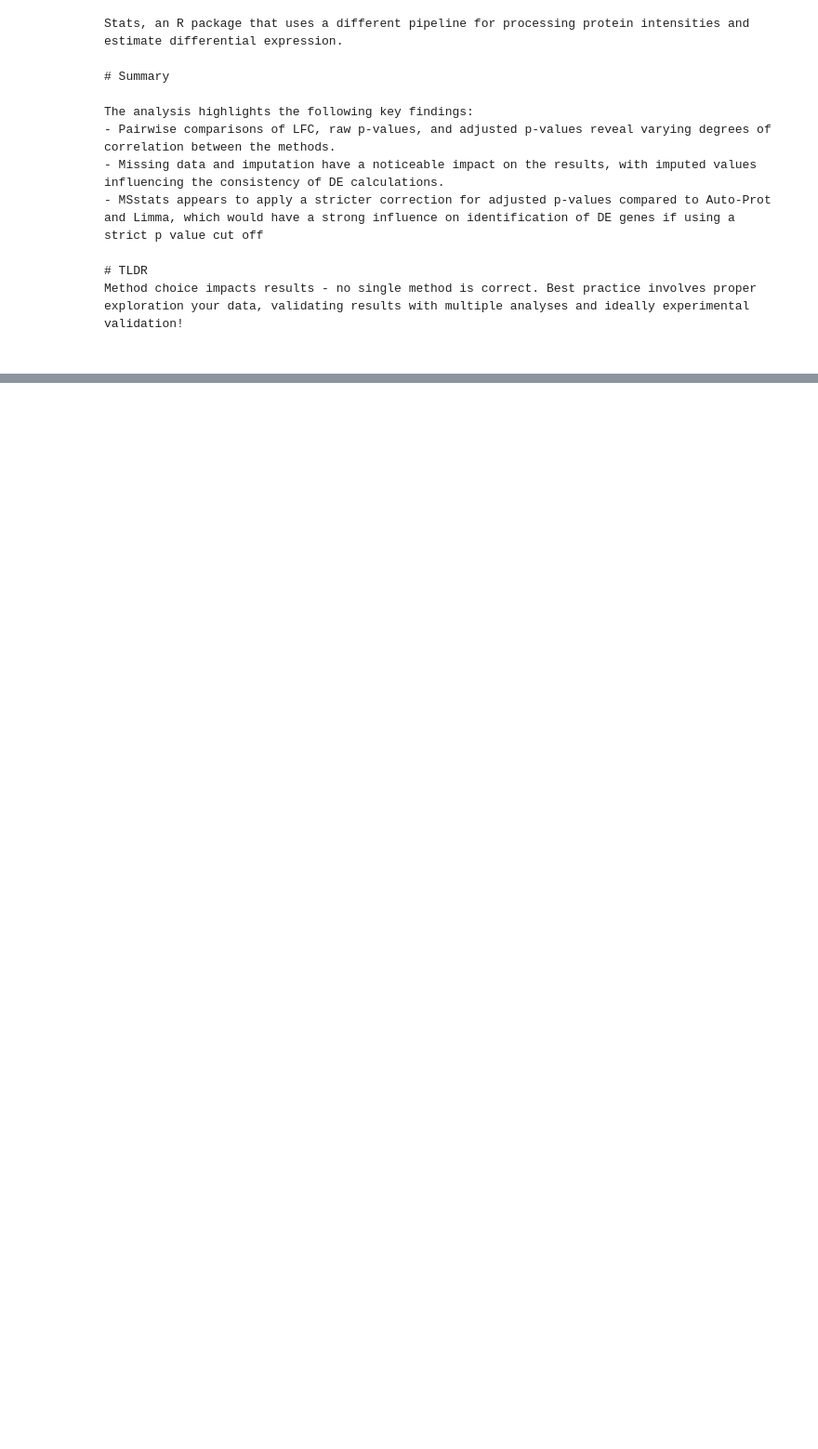
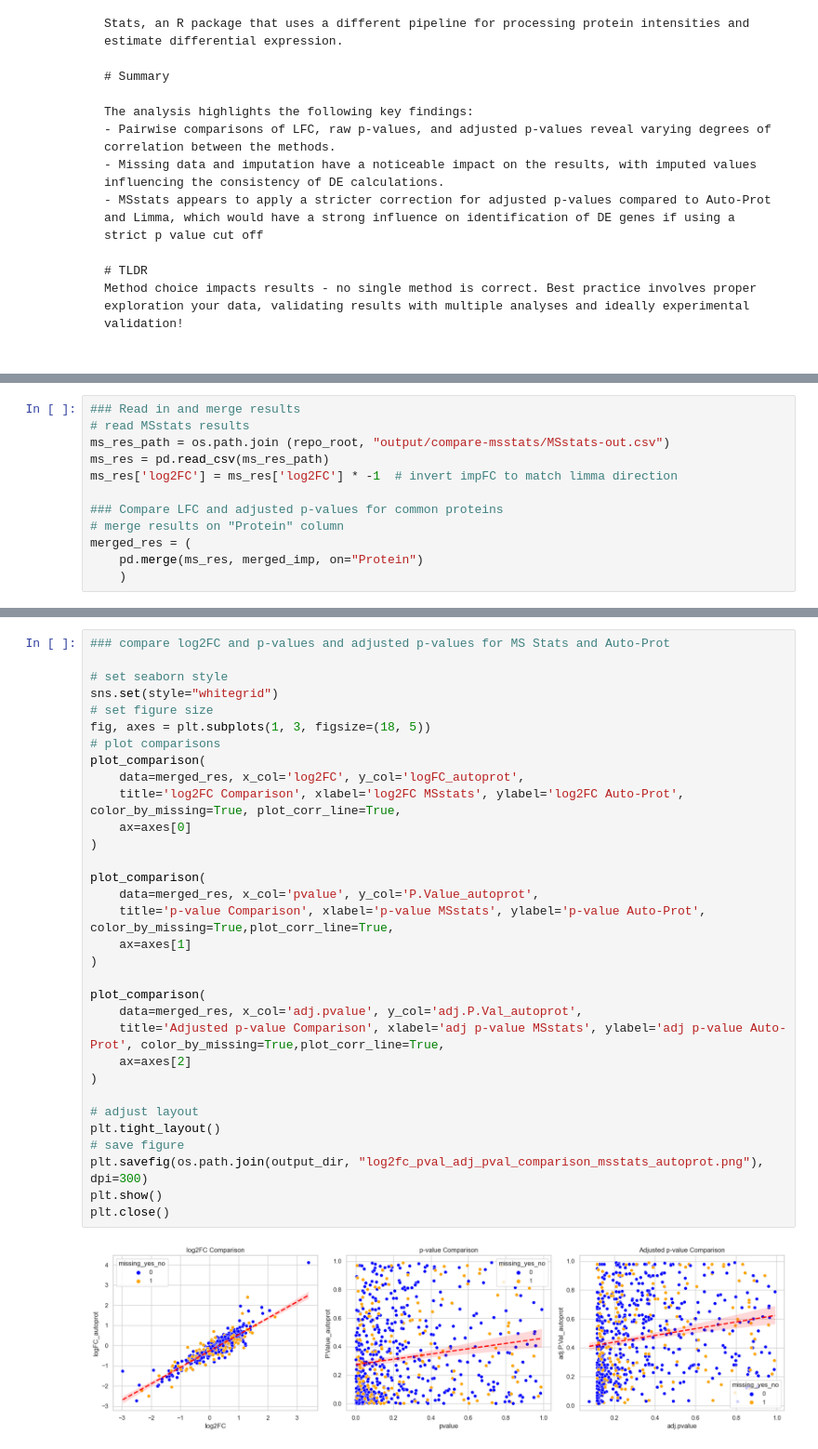
Before and after one commit to UCL-Biosciences/Auto-Prot, a Jupyter notebook: autoprot/reporting/compare-autoprot-msstats.ipynb, the cells around one changed output, grey strips where cells are left out. Shown: that part at 93% size. Cells and saved outputs as stored; diff of their text form; blank space fills up the shorter version.

```diff
--- a/autoprot/reporting/compare-autoprot-msstats.ipynb
+++ b/autoprot/reporting/compare-autoprot-msstats.ipynb
@@ -551,0 +226,12 @@ plt.ylim(0, 1)
+# %%
+### Read in and merge results
+# read MSstats results
+ms_res_path = os.path.join (repo_root, "output/compare-msstats/MSstats-out.csv")
+ms_res = pd.read_csv(ms_res_path)
+ms_res['log2FC'] = ms_res['log2FC'] * -1  # invert impFC to match limma direction
+
+### Compare LFC and adjusted p-values for common proteins
+# merge results on "Protein" column
+merged_res = (
+    pd.merge(ms_res, merged_imp, on="Protein")
+    )
@@ -551,0 +246,34 @@ plt.ylim(0, 1)
+# %%
+### compare log2FC and p-values and adjusted p-values for MS Stats and Auto-Prot
+
+# set seaborn style
+sns.set(style="whitegrid")
+# set figure size
+fig, axes = plt.subplots(1, 3, figsize=(18, 5))
+# plot comparisons
+plot_comparison(
+    data=merged_res, x_col='log2FC', y_col='logFC_autoprot',
+    title='log2FC Comparison', xlabel='log2FC MSstats', ylabel='log2FC Auto-Prot', color_by_missing=True, plot_corr_line=True,
+    ax=axes[0]
+)
+
+plot_comparison(
+    data=merged_res, x_col='pvalue', y_col='P.Value_autoprot',
+    title='p-value Comparison', xlabel='p-value MSstats', ylabel='p-value Auto-Prot', color_by_missing=True,plot_corr_line=True,
+    ax=axes[1]
+)
+
+plot_comparison(
+    data=merged_res, x_col='adj.pvalue', y_col='adj.P.Val_autoprot',
+    title='Adjusted p-value Comparison', xlabel='adj p-value MSstats', ylabel='adj p-value Auto-Prot', color_by_missing=True,plot_corr_line=True,
+    ax=axes[2]
+)
+
+# adjust layout
+plt.tight_layout()
+# save figure
+plt.savefig(os.path.join(output_dir, "log2fc_pval_adj_pval_comparison_msstats_autoprot.png"), dpi=300)
+plt.show()
+plt.close()
+# %% [output]
+[figure, added]
```
Also changed, not shown: parts of 30 cells of this notebook, 1 other file.
